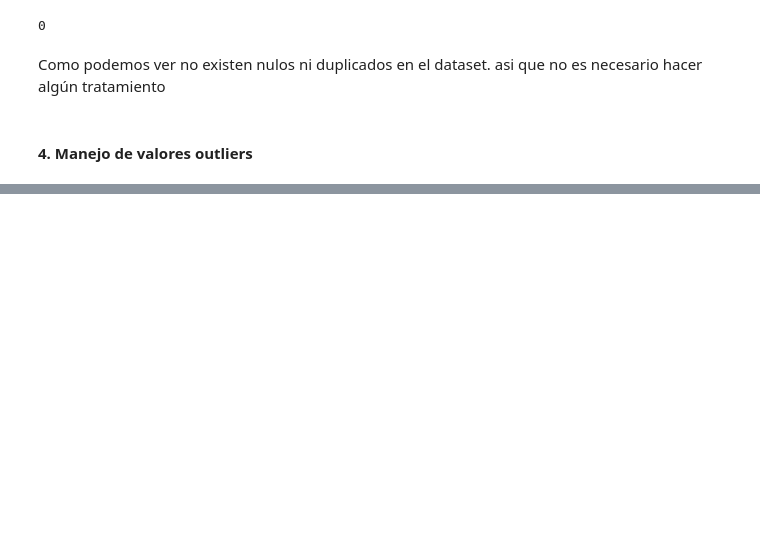
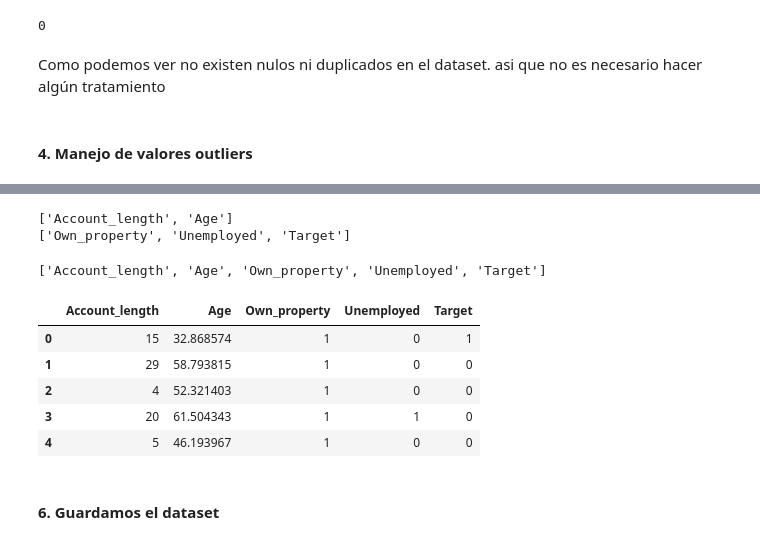
Before and after one commit to No-Country-simulation/c19-129-t-data-bi, a Jupyter notebook: notebooks/preprocesamiento.ipynb, the cells around one changed output, grey strips where cells are left out. Cells and saved outputs as stored; diff of their text form; code cells hidden in the pictures; blank space fills up the shorter version.

```diff
--- a/notebooks/preprocesamiento.ipynb
+++ b/notebooks/preprocesamiento.ipynb
@@ -169,0 +240,3 @@ plt.show()
+# %%
+for column in str_cols.columns:
+    print(df[column].value_counts())
@@ -169,0 +271,17 @@ plt.show()
+# %%
+# Lista para almacenar los resultados
+result= []
+
+for column in num_cols:
+    # Dividimos en dos grupos
+    grupo1 = num_cols.loc[df['Target']==1, column]
+    grupo2 = num_cols.loc[df['Target']==0, column]
+    #Test de Mann-Whitney U :
+    u_stat, p_value = mannwhitneyu(grupo1, grupo2)
+    # Guardamos el resultado
+    result.append({'u_stat':u_stat,
+                   'P_valor': p_value})
+
+df_mann= pd.DataFrame(result, index=num_cols.columns)
+df_mann["Significativa"] = np.where(
+    df_mann["P_valor"] <= 0.05, "Si", "No")
@@ -169,0 +299,23 @@ plt.show()
+# %%
+print(df_mann[df_mann['Significativa']=='Si'].T.columns.to_list())
+print(df_chi2[df_chi2['Significativa']=='Si'].T.columns.to_list())
+# %% [output]
+['Account_length', 'Age']
+['Own_property', 'Unemployed', 'Target']
+# %%
+df_mann[df_mann['Significativa']=='Si'].T.columns.to_list() +df_chi2[df_chi2['Significativa']=='Si'].T.columns.to_list()
+# %% [output]
+['Account_length', 'Age', 'Own_property', 'Unemployed', 'Target']
+# %%
+df_ML= df[df_mann[df_mann['Significativa']=='Si'].T.columns.to_list() +df_chi2[df_chi2['Significativa']=='Si'].T.columns.to_list()]
+# %%
+df_ML.head()
+# %% [output]
+|  | Account_length | Age | Own_property | Unemployed | Target |
+| 0 | 15 | 32.868574 | 1 | 0 | 1 |
+| 1 | 29 | 58.793815 | 1 | 0 | 0 |
+| 2 | 4 | 52.321403 | 1 | 0 | 0 |
+| 3 | 20 | 61.504343 | 1 | 1 | 0 |
+| 4 | 5 | 46.193967 | 1 | 0 | 0 |
+# %% [markdown]
+#### 6. Guardamos el dataset
```
Also changed, not shown: parts of 26 cells of this notebook.
